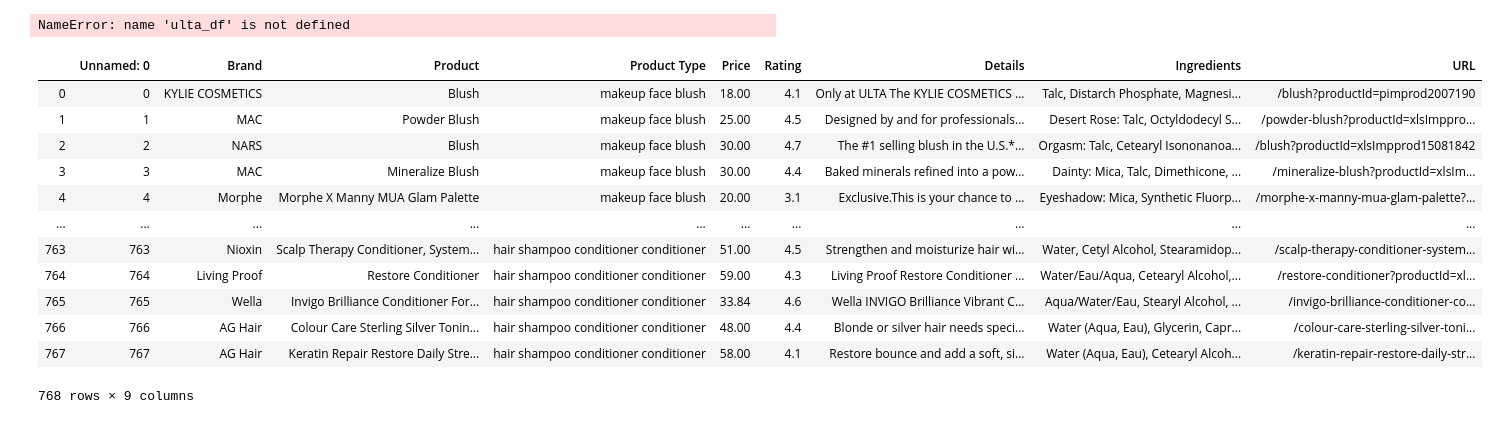
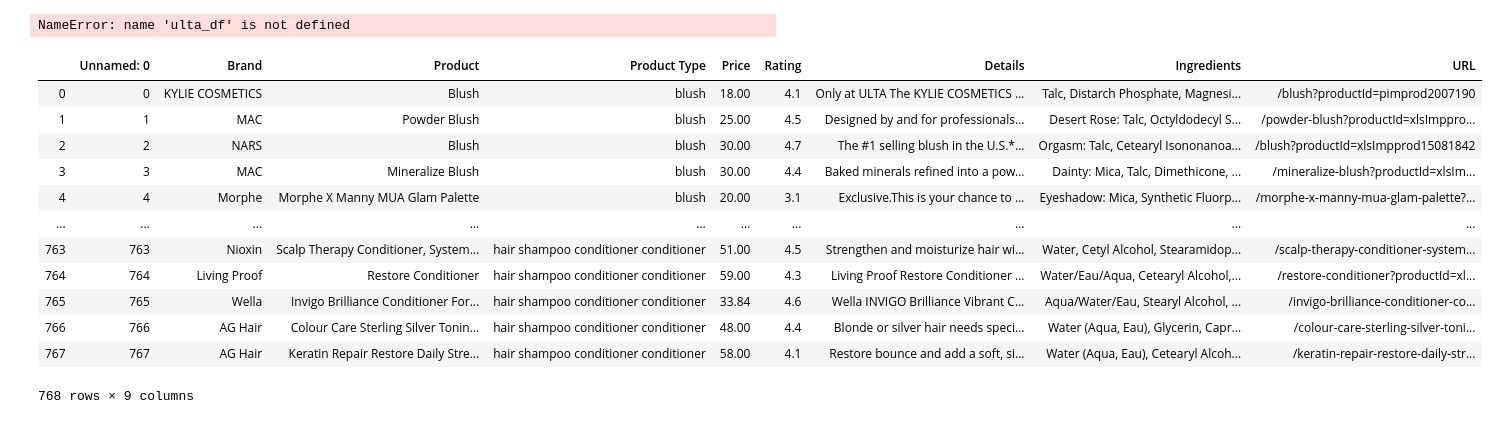
Before and after one commit to nawdah/cosmetics-proj, a Jupyter notebook: ulta_scraping.ipynb, the cells around one changed output. Saved outputs shown, nothing was run; the diff lists cells and outputs as text; code cells hidden in the pictures.

Commit message:
edit ulta_scraping

```diff
--- a/ulta_scraping.ipynb
+++ b/ulta_scraping.ipynb
@@ -174,26 +174,38 @@ ulta2_df = pd.read_csv(ulta_csv)
 # %%
 ulta2_df['Product Type'] = ulta2_df['Product Type'].apply(lambda x: x.split('?')[0])
 ulta2_df['Product Type'] = ulta2_df['Product Type'].replace("-", " ", regex=True)
+ulta2_df['Product Type'] = ulta2_df['Product Type'].str.replace("makeup face blush", "blush")
+ulta2_df['Product Type'] = ulta2_df['Product Type'].str.replace("makeup face foundation", "foundation")
+ulta2_df['Product Type'] = ulta2_df['Product Type'].str.replace("makeup eyes eyeshadow", "eyeshadow")
+ulta2_df['Product Type'] = ulta2_df['Product Type'].str.replace("makeup eyes eyeliner", "eyeliner")
+ulta2_df['Product Type'] = ulta2_df['Product Type'].str.replace("skin care face moisturizer", "moisturizer")
+ulta2_df['Product Type'] = ulta2_df['Product Type'].str.replace("skin care cleansers face wash", "face wash")
+ulta2_df['Product Type'] = ulta2_df['Product Type'].str.replace("hair shampoo conditioner shampoo", "shampoo")
+ulta2_df['Product Type'] = ulta2_df['Product Type'].str.replace("hair shampoo conditioner conditioner", "conditioner")
+ulta2_df['Product Type'] = ulta2_df['Product Type'].str.replace("hair shampoo conditioner conditioner", "conditioner")
+
+
 ulta2_df['Price'] = ulta2_df['Price'].str.replace("Price", "",regex=True).str.strip()
 ulta2_df['Price'] = ulta2_df['Price'].str.replace("Sale ", "", regex=True).str.strip()
 ulta2_df['Price'] = ulta2_df['Price'].str.replace("$", "", regex=True).str.strip()
 ulta2_df['Price'] = ulta2_df['Price'].apply(lambda x: x.split('M')[0])
 ulta2_df['Price'] = ulta2_df['Price'].apply(lambda x: x.split('O')[0])
 ulta2_df['Price'] = pd.to_numeric(ulta2_df['Price'])
 ulta2_df['Rating'] = ulta2_df['Rating'].str.replace(" out of 5 stars", "",regex=True).str.strip()
 ulta2_df['Rating'] = ulta2_df['Rating'].str.replace("No Reviews", "").str.strip()
 ulta2_df['Rating'].fillna("", inplace=True)
 ulta2_df['Rating'] = pd.to_numeric(ulta2_df['Rating'])
 ulta2_df['Ingredients'] = ulta2_df['Ingredients'].str.replace("Ingredients", "", regex=True).str.strip()
 #ulta2_df.dtypes
+#ulta2_df.to_csv('../ulta2_df.csv')
 ulta2_df
 # %% [output]
 |  | Unnamed: 0 | Brand | Product | Product Type | Price | Rating | Details | Ingredients | URL |
-| 0 | 0 | KYLIE COSMETICS | Blush | makeup face blush | 18.00 | 4.1 | Only at ULTA The KYLIE COSMETICS ... | Talc, Distarch Phosphate, Magnesi... | /blush?productId=pimprod2007190 |
-| 1 | 1 | MAC | Powder Blush | makeup face blush | 25.00 | 4.5 | Designed by and for professionals... | Desert Rose: Talc, Octyldodecyl S... | /powder-blush?productId=xlsImppro... |
-| 2 | 2 | NARS | Blush | makeup face blush | 30.00 | 4.7 | The #1 selling blush in the U.S.*... | Orgasm: Talc, Cetearyl Isononanoa... | /blush?productId=xlsImpprod15081842 |
-| 3 | 3 | MAC | Mineralize Blush | makeup face blush | 30.00 | 4.4 | Baked minerals refined into a pow... | Dainty: Mica, Talc, Dimethicone, ... | /mineralize-blush?productId=xlsIm... |
-| 4 | 4 | Morphe | Morphe X Manny MUA Glam Palette | makeup face blush | 20.00 | 3.1 | Exclusive.This is your chance to ... | Eyeshadow: Mica, Synthetic Fluorp... | /morphe-x-manny-mua-glam-palette?... |
+| 0 | 0 | KYLIE COSMETICS | Blush | blush | 18.00 | 4.1 | Only at ULTA The KYLIE COSMETICS ... | Talc, Distarch Phosphate, Magnesi... | /blush?productId=pimprod2007190 |
+| 1 | 1 | MAC | Powder Blush | blush | 25.00 | 4.5 | Designed by and for professionals... | Desert Rose: Talc, Octyldodecyl S... | /powder-blush?productId=xlsImppro... |
+| 2 | 2 | NARS | Blush | blush | 30.00 | 4.7 | The #1 selling blush in the U.S.*... | Orgasm: Talc, Cetearyl Isononanoa... | /blush?productId=xlsImpprod15081842 |
+| 3 | 3 | MAC | Mineralize Blush | blush | 30.00 | 4.4 | Baked minerals refined into a pow... | Dainty: Mica, Talc, Dimethicone, ... | /mineralize-blush?productId=xlsIm... |
+| 4 | 4 | Morphe | Morphe X Manny MUA Glam Palette | blush | 20.00 | 3.1 | Exclusive.This is your chance to ... | Eyeshadow: Mica, Synthetic Fluorp... | /morphe-x-manny-mua-glam-palette?... |
 | ... | ... | ... | ... | ... | ... | ... | ... | ... | ... |
 | 763 | 763 | Nioxin | Scalp Therapy Conditioner, System... | hair shampoo conditioner conditioner | 51.00 | 4.5 | Strengthen and moisturize hair wi... | Water, Cetyl Alcohol, Stearamidop... | /scalp-therapy-conditioner-system... |
 | 764 | 764 | Living Proof | Restore Conditioner | hair shampoo conditioner conditioner | 59.00 | 4.3 | Living Proof Restore Conditioner ... | Water/Eau/Aqua, Cetearyl Alcohol,... | /restore-conditioner?productId=xl... |
```
